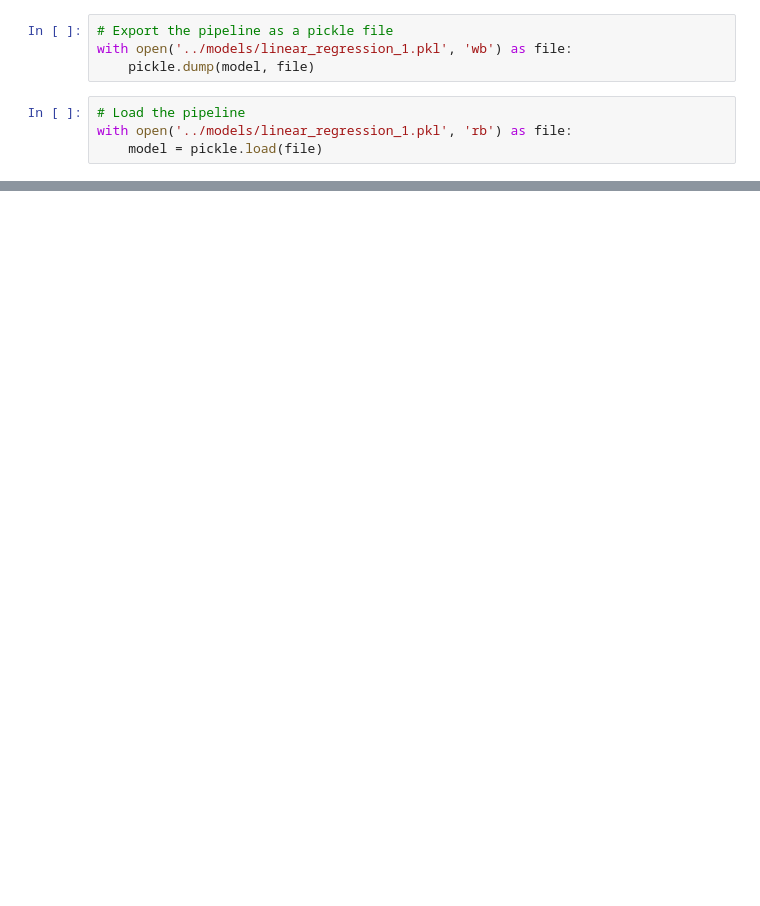
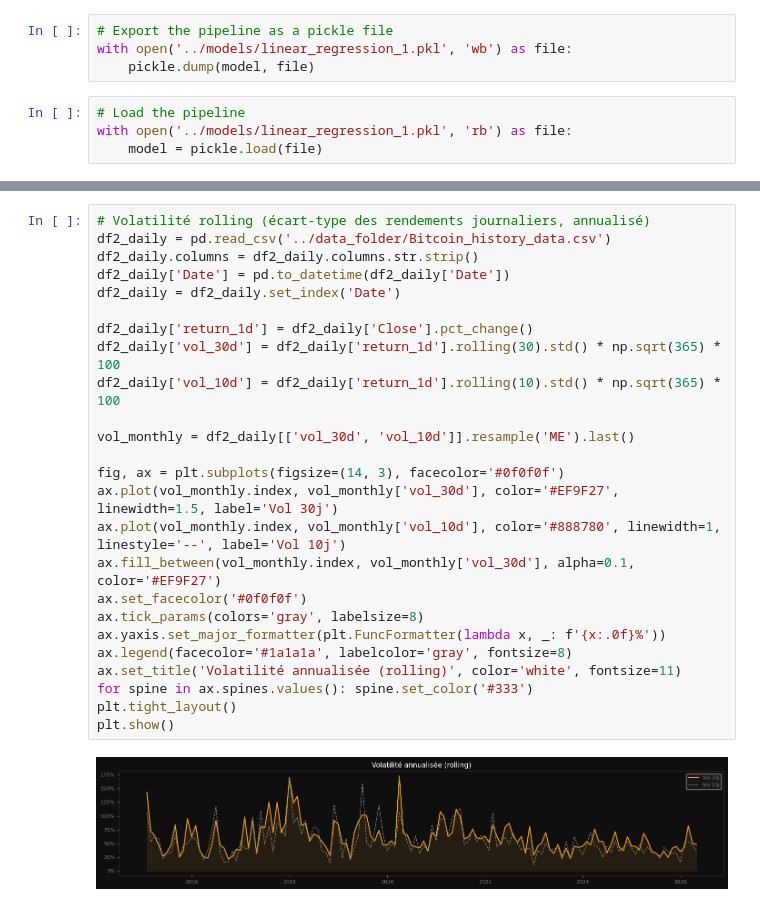
Before and after one commit to Geoffgrid/ai_for_finance, a Jupyter notebook: notebook/notebook.ipynb, the cells around one changed output, grey strips where cells are left out. Drawn from its saved outputs; the diff is of its cells as text; blank space fills up the shorter version.

```diff
--- a/notebook/notebook.ipynb
+++ b/notebook/notebook.ipynb
@@ -80,0 +134,27 @@ my_prediction_function(
+# %%
+# Volatilité rolling (écart-type des rendements journaliers, annualisé)
+df2_daily = pd.read_csv('../data_folder/Bitcoin_history_data.csv')
+df2_daily.columns = df2_daily.columns.str.strip()
+df2_daily['Date'] = pd.to_datetime(df2_daily['Date'])
+df2_daily = df2_daily.set_index('Date')
+
+df2_daily['return_1d'] = df2_daily['Close'].pct_change()
+df2_daily['vol_30d'] = df2_daily['return_1d'].rolling(30).std() * np.sqrt(365) * 100
+df2_daily['vol_10d'] = df2_daily['return_1d'].rolling(10).std() * np.sqrt(365) * 100
+
+vol_monthly = df2_daily[['vol_30d', 'vol_10d']].resample('ME').last()
+
+fig, ax = plt.subplots(figsize=(14, 3), facecolor='#0f0f0f')
+ax.plot(vol_monthly.index, vol_monthly['vol_30d'], color='#EF9F27', linewidth=1.5, label='Vol 30j')
+ax.plot(vol_monthly.index, vol_monthly['vol_10d'], color='#888780', linewidth=1, linestyle='--', label='Vol 10j')
+ax.fill_between(vol_monthly.index, vol_monthly['vol_30d'], alpha=0.1, color='#EF9F27')
+ax.set_facecolor('#0f0f0f')
+ax.tick_params(colors='gray', labelsize=8)
+ax.yaxis.set_major_formatter(plt.FuncFormatter(lambda x, _: f'{x:.0f}%'))
+ax.legend(facecolor='#1a1a1a', labelcolor='gray', fontsize=8)
+ax.set_title('Volatilité annualisée (rolling)', color='white', fontsize=11)
+for spine in ax.spines.values(): spine.set_color('#333')
+plt.tight_layout()
+plt.show()
+# %% [output]
+[figure, added]
```
Also changed, not shown: parts of 6 cells of this notebook, 9 other files.
